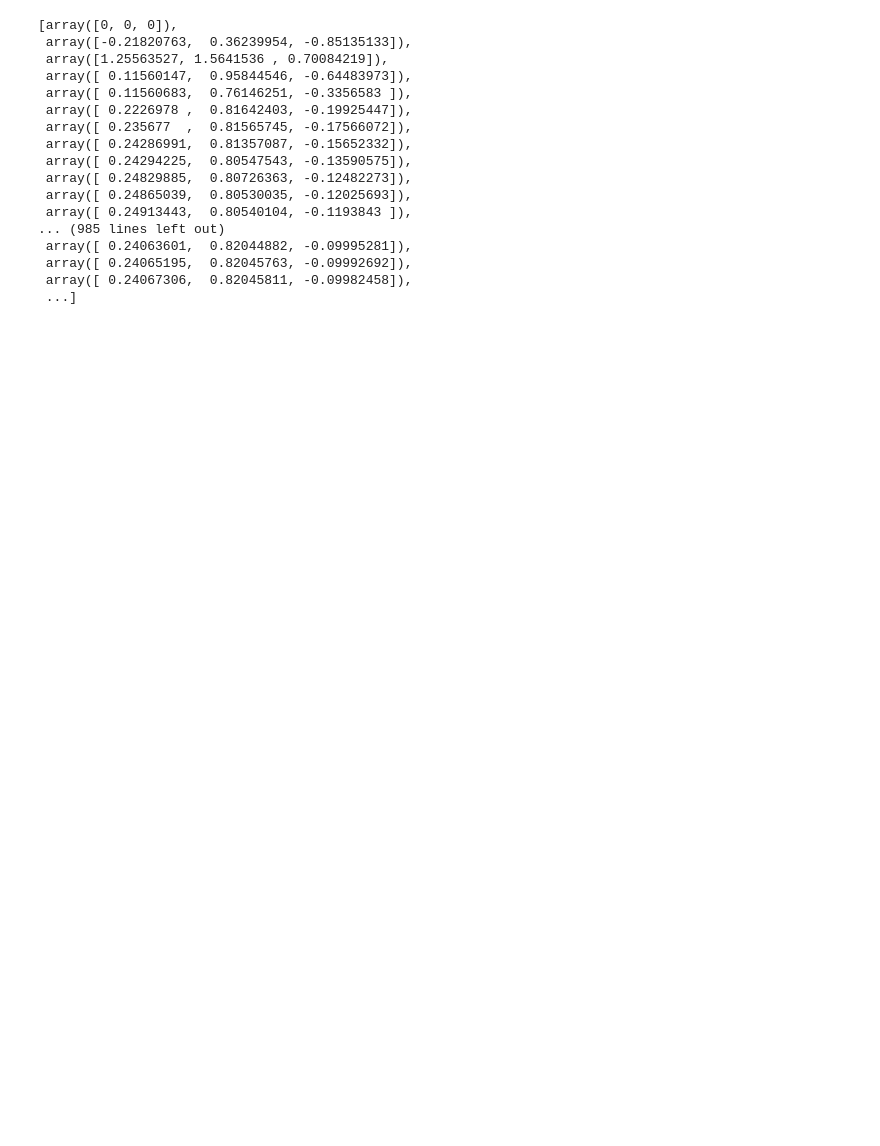
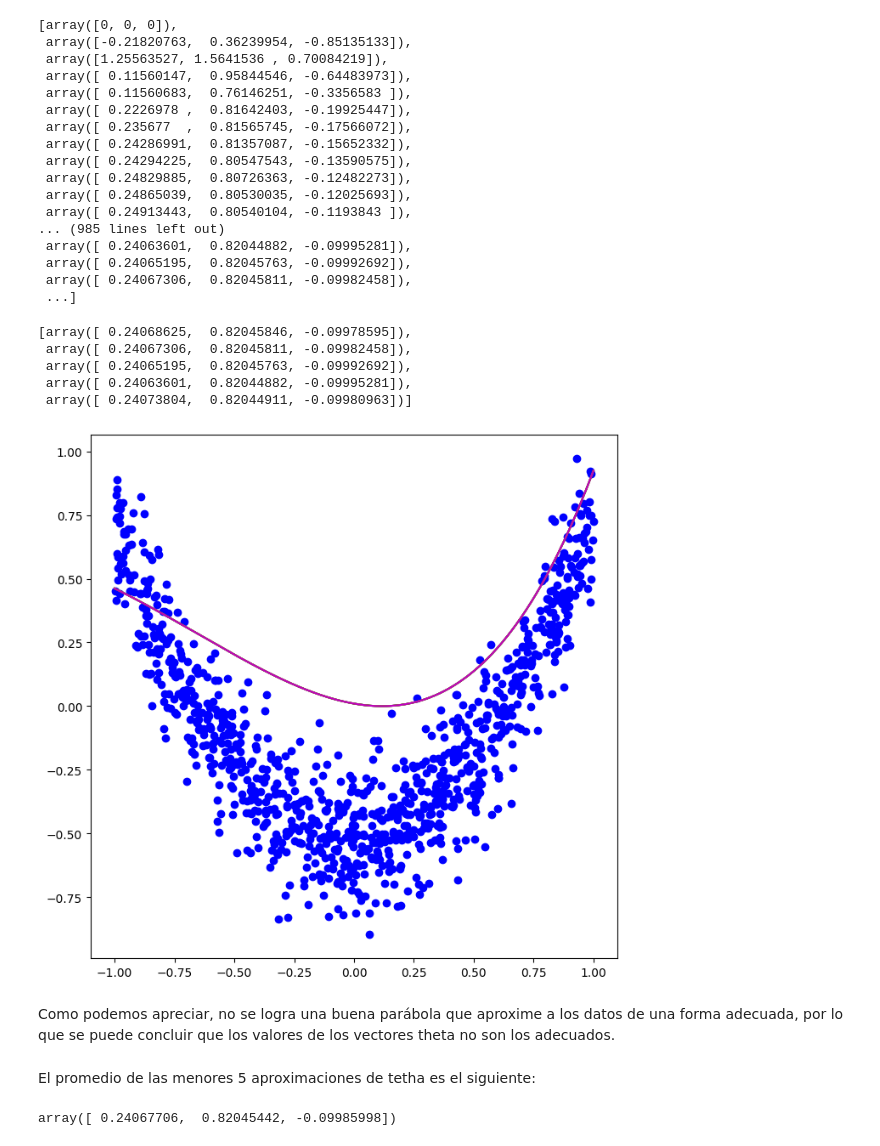
Before and after one commit to DvskyfenixX/Calculo-para-Ciencia-de-Datos, a Jupyter notebook: tarea_2.ipynb, the cells around one changed output. Drawn from its saved outputs; the diff is of its cells as text; code cells hidden in the pictures; blank space fills up the shorter version.

```diff
--- a/tarea_2.ipynb
+++ b/tarea_2.ipynb
@@ -3,8 +3,7 @@ import pandas as pd
 import matplotlib.pyplot as plt
 import numpy as np
 # %%
-datos = pd.read_csv('data_HW2.csv', sep=',', header=0)
-datos.head()
+datos = pd.read_csv('data_HW2.csv', sep=',')
 datos_array = np.array(datos)
 datos_array
 # %% [output]
@@ -207,13 +196,14 @@ def descenso_de_gradiente_estocastico(theta_0, datos):
     historial = [theta_0]
     theta_1 = theta_0
     for i in range(1, len(datos) + 1):
-        theta_k_1 = historial[-1] - 1/i*L(historial[-1], datos[i-1])
+        theta_k_1 = theta_1 - (1/i)*L(historial[-1], datos[i-1])
         historial.append(theta_k_1)
+        theta_1 = theta_k_1
     return theta_k_1, historial
 # %%
 # Ejecutamos la función con un theta inicial de 0 y los datos del array
 theta_0 = np.array([0, 0, 0])
-theta_k_1, historial_theta = descenso_de_gradiente_estocastico(theta_0, datos_array)
-theta_k_1
+vec_aprox, historial_theta = descenso_de_gradiente_estocastico(theta_0, datos_array)
+vec_aprox
 # %% [output]
 array([ 0.24068625,  0.82045846, -0.09978595])
@@ -250,3 +227,38 @@ historial_theta
  array([ 0.24065195,  0.82045763, -0.09992692]),
  array([ 0.24067306,  0.82045811, -0.09982458]),
  ...]
+# %%
+mejores_estimaciones = []
+for i in range(1, 5+1):
+    vec = historial_theta[-i]
+    mejores_estimaciones.append(vec)
+mejores_estimaciones
+# %% [output]
+[array([ 0.24068625,  0.82045846, -0.09978595]),
+ array([ 0.24067306,  0.82045811, -0.09982458]),
+ array([ 0.24065195,  0.82045763, -0.09992692]),
+ array([ 0.24063601,  0.82044882, -0.09995281]),
+ array([ 0.24073804,  0.82044911, -0.09980963])]
+# %%
+# Graficamos los vectores theta resultante junto con los datos
+fig = plt.figure(figsize=(8, 8))
+x = np.linspace(-1, 1, len(datos_array))
+plt.scatter(datos_array[:, 0], datos_array[:, 1], color = "b", marker='o')
+plt.plot(x, (mejores_estimaciones[0][0]*x**2 + mejores_estimaciones[0][1]*x + mejores_estimaciones[0][2])**2, color='r')
+plt.plot(x, (mejores_estimaciones[1][0]*x**2 + mejores_estimaciones[1][1]*x + mejores_estimaciones[1][2])**2, color='b')
+plt.plot(x, (mejores_estimaciones[2][0]*x**2 + mejores_estimaciones[2][1]*x + mejores_estimaciones[2][2])**2, color='g')
+plt.plot(x, (mejores_estimaciones[3][0]*x**2 + mejores_estimaciones[3][1]*x + mejores_estimaciones[3][2])**2, color='y')
+plt.plot(x, (mejores_estimaciones[4][0]*x**2 + mejores_estimaciones[4][1]*x + mejores_estimaciones[4][2])**2, color='m')
+plt.show()
+# %% [output]
+[figure, added]
+# %% [markdown]
+Como podemos apreciar, no se logra una buena parábola que aproxime a los datos de una forma adecuada, por lo que se puede concluir que los valores de los vectores theta no son los adecuados.
+# %% [markdown]
+El promedio de las menores 5 aproximaciones de tetha es el siguiente:
+# %%
+# Calculamos el promedio de los vectores theta
+promedio = np.mean(mejores_estimaciones, axis=0)
+promedio
+# %% [output]
+array([ 0.24067706,  0.82045442, -0.09985998])
```
Also changed, not shown: parts of 4 cells of this notebook.
